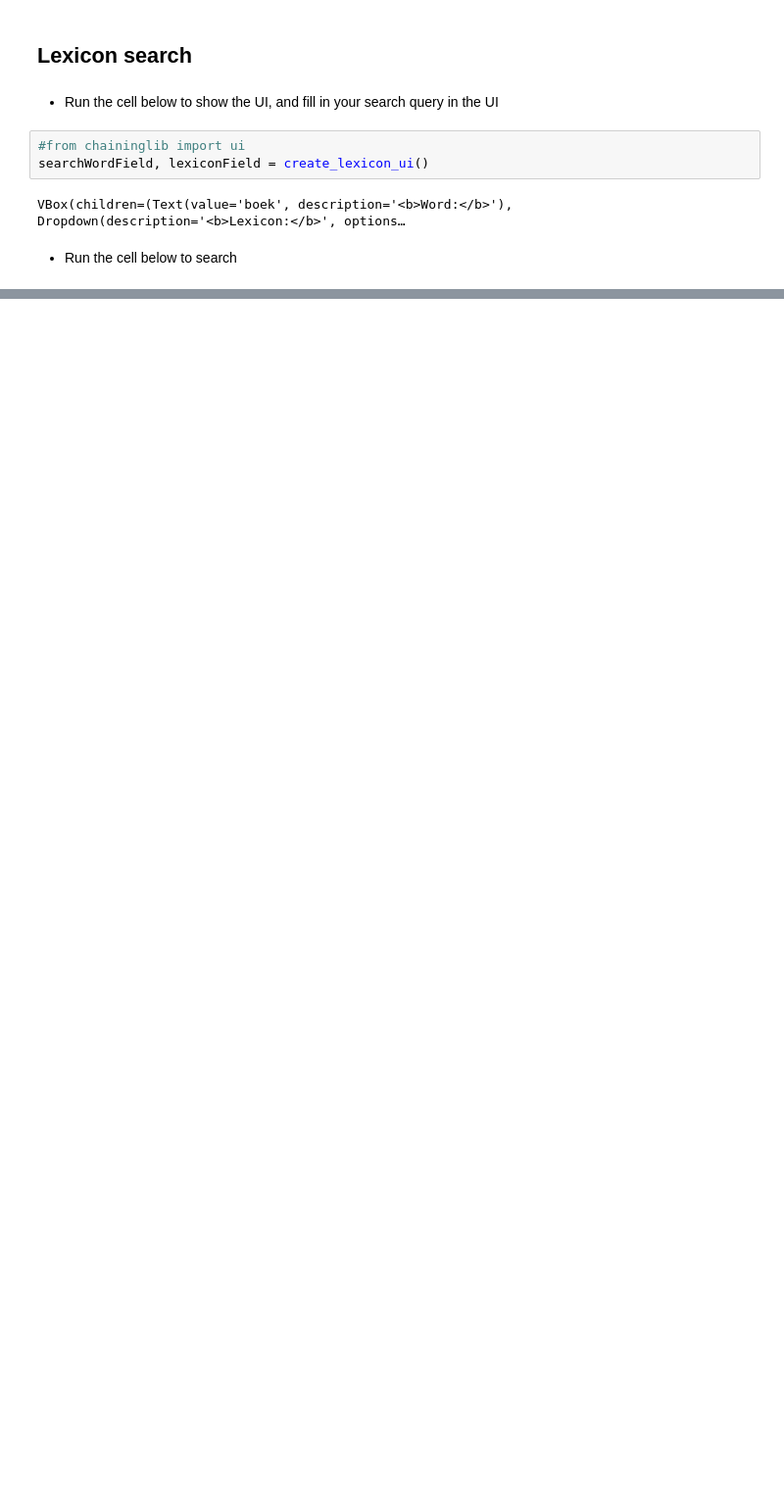
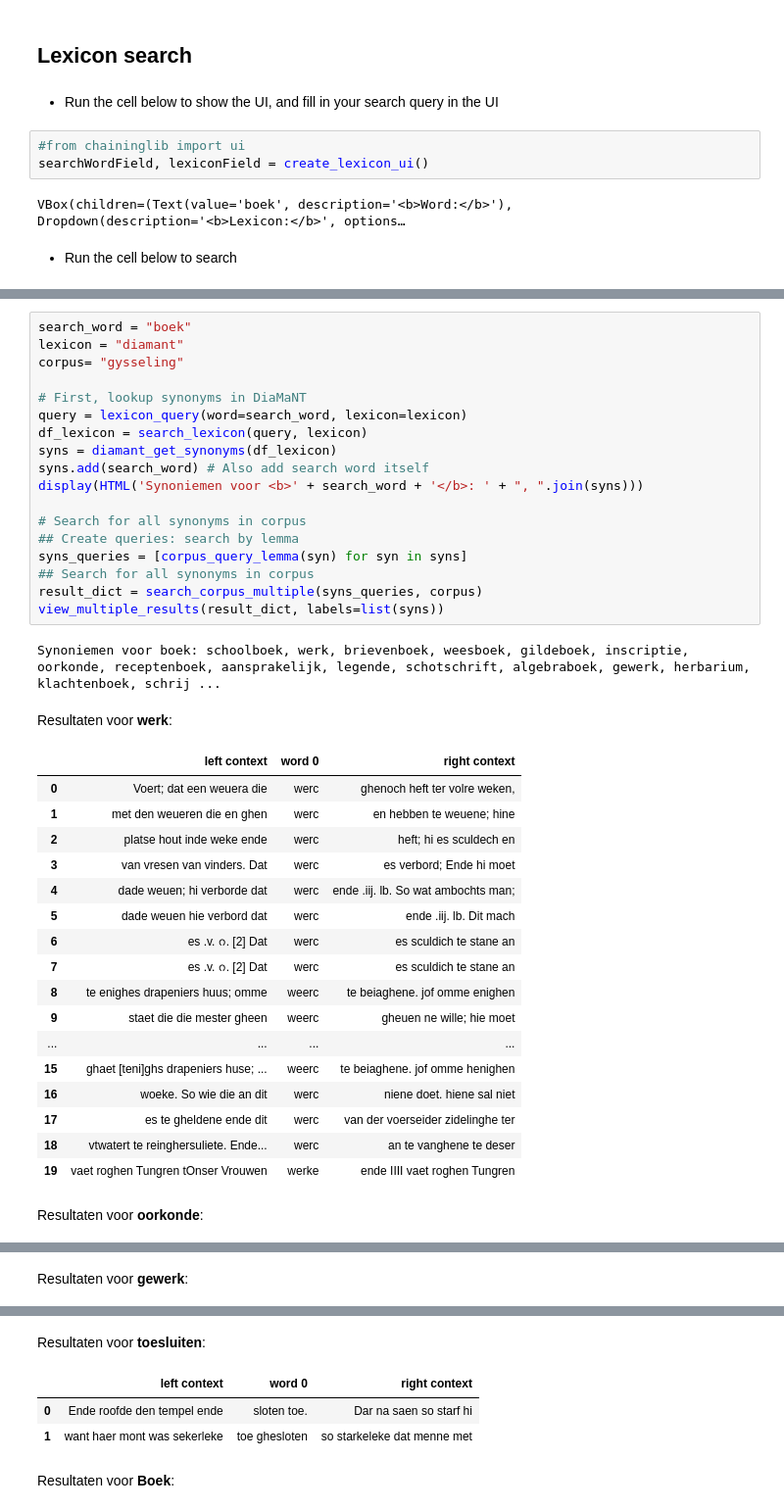
Before and after one commit to INL/chaining-search, a Jupyter notebook: Chaining search.ipynb, the cells around one changed output, grey strips where cells are left out. Shown at 98% size. Drawn from its saved outputs; the diff is of its cells as text; blank space fills up the shorter version.

```diff
--- a/Chaining search.ipynb
+++ b/Chaining search.ipynb
@@ -356,0 +415,39 @@ Werkwoorden zowel voor zuiver als voor puur: is
+# %%
+search_word = "boek"
+lexicon = "diamant"
+corpus= "gysseling"
+
+# First, lookup synonyms in DiaMaNT
+query = lexicon_query(word=search_word, lexicon=lexicon)
+df_lexicon = search_lexicon(query, lexicon)
+syns = diamant_get_synonyms(df_lexicon)
+syns.add(search_word) # Also add search word itself
+display(HTML('Synoniemen voor <b>' + search_word + '</b>: ' + ", ".join(syns)))
+
+# Search for all synonyms in corpus
+## Create queries: search by lemma
+syns_queries = [corpus_query_lemma(syn) for syn in syns]
+## Search for all synonyms in corpus
+result_dict = search_corpus_multiple(syns_queries, corpus)
+view_multiple_results(result_dict, labels=list(syns))
+# %% [output]
+Synoniemen voor boek: schoolboek, werk, brievenboek, weesboek, gildeboek, inscriptie, oorkonde, receptenboek, aansprakelijk, legende, schotschrift, algebraboek, gewerk, herbarium, klachtenboek, schrij ...
+Resultaten voor werk:
+|  | left context | word 0 | right context |
+| 0 | Voert; dat een weuera die | werc | ghenoch heft ter volre weken, |
+| 1 | met den weueren die en ghen | werc | en hebben te weuene; hine |
+| 2 | platse hout inde weke ende | werc | heft; hi es sculdech en |
+| 3 | van vresen van vinders. Dat | werc | es verbord; Ende hi moet |
+| 4 | dade weuen; hi verborde dat | werc | ende .iij. lb. So wat ambochts man; |
+| 5 | dade weuen hie verbord dat | werc | ende .iij. lb. Dit mach |
+| 6 | es .v. ᨣ. [2] Dat | werc | es sculdich te stane an |
+| 7 | es .v. ᨣ. [2] Dat | werc | es sculdich te stane an |
+| 8 | te enighes drapeniers huus; omme | weerc | te beiaghene. jof omme enighen |
+| 9 | staet die die mester gheen | weerc | gheuen ne wille; hie moet |
+| ... | ... | ... | ... |
+| 15 | ghaet [teni]ghs drapeniers huse; ... | weerc | te beiaghene. jof omme henighen |
+| 16 | woeke. So wie die an dit | werc | niene doet. hiene sal niet |
+| 17 | es te gheldene ende dit | werc | van der voerseider zidelinghe ter |
+| 18 | vtwatert te reinghersuliete. Ende... | werc | an te vanghene te deser |
+| 19 | vaet roghen Tungren tOnser Vrouwen | werke | ende IIII vaet roghen Tungren |
+Resultaten voor oorkonde:
@@ -356,0 +471 @@ Werkwoorden zowel voor zuiver als voor puur: is
+Resultaten voor gewerk:
@@ -356,0 +489,5 @@ Werkwoorden zowel voor zuiver als voor puur: is
+Resultaten voor toesluiten:
+|  | left context | word 0 | right context |
+| 0 | Ende roofde den tempel ende | sloten toe. | Dar na saen so starf hi |
+| 1 | want haer mont was sekerleke | toe ghesloten | so starkeleke dat menne met |
+Resultaten voor Boek:
```
Also changed, not shown: parts of 14 cells of this notebook.
